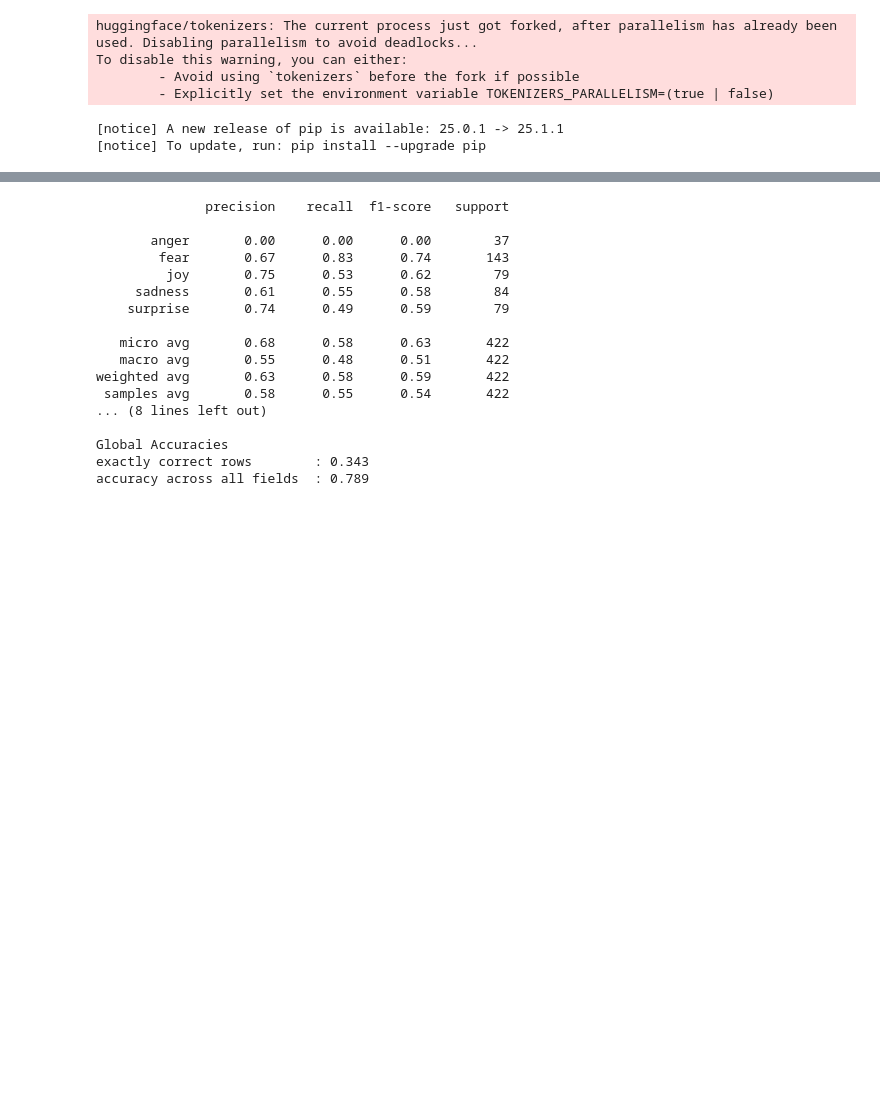
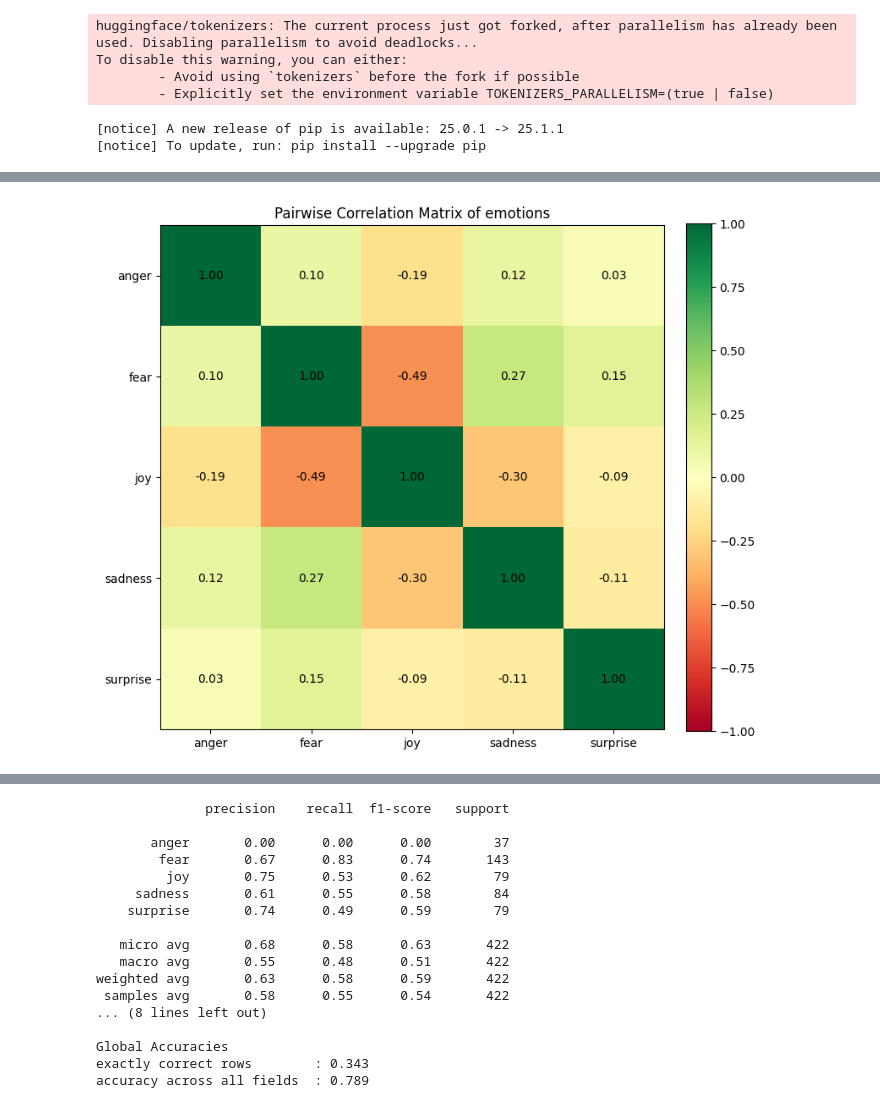
Before and after one commit to ArmanZohourian/ED-NLP, a Jupyter notebook: NLP_Project_2025.ipynb, the cells around one changed output, grey strips where cells are left out. Cells and saved outputs as stored; diff of their text form; code cells hidden in the pictures; blank space fills up the shorter version.

```diff
--- a/NLP_Project_2025.ipynb
+++ b/NLP_Project_2025.ipynb
@@ -88,0 +117,23 @@ dtype: float64
+# %%
+df = pd.read_csv(csv_path)
+corr = df.select_dtypes(include="number").corr()
+
+fig, ax = plt.subplots(figsize=(8, 8))
+im = ax.imshow(corr, cmap='RdYlGn', vmin=-1, vmax=1)
+
+n_emotions = 5
+ax.set_xticks(np.arange(n_emotions))
+ax.set_yticks(np.arange(n_emotions))
+ax.set_xticklabels(corr.columns)
+ax.set_yticklabels(corr.columns)
+
+for i in range(n_emotions):
+    for j in range(n_emotions):
+        ax.text(j, i, f"{corr.iloc[i, j]:.2f}", ha="center", va="center")
+
+plt.colorbar(im, fraction=0.046, pad=0.04)
+plt.title("Pairwise Correlation Matrix of emotions")
+plt.tight_layout()
+plt.show()
+# %% [output]
+[figure, added]
```
Also changed, not shown: parts of 39 cells of this notebook, 4 other files.
